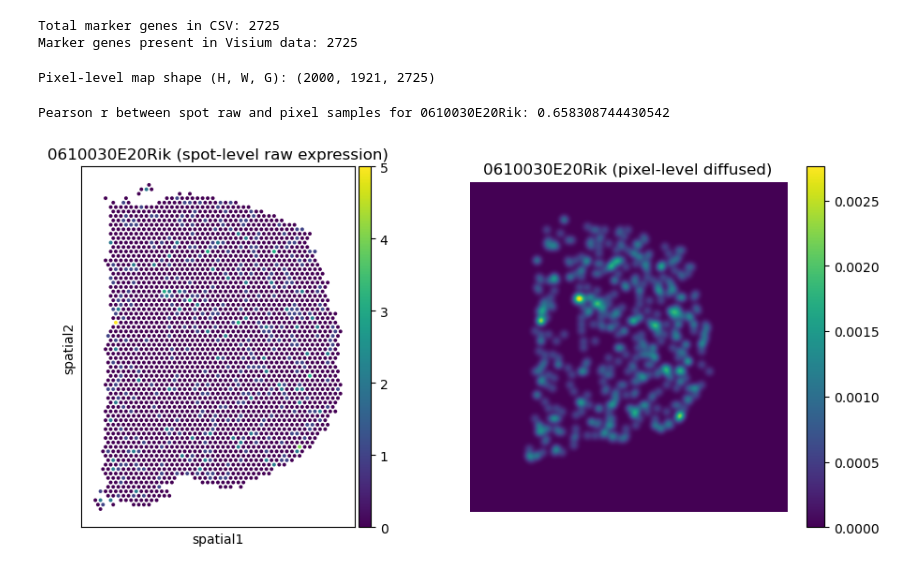
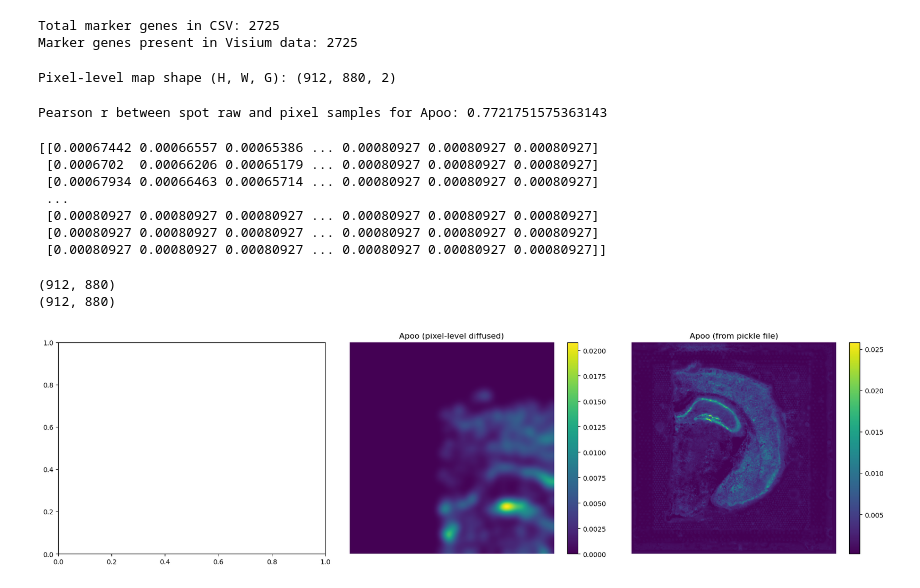
Before and after one commit to smritivaidyanathan/istarc, a Jupyter notebook: notebooks/heat_diffusion_pixel_level_only.ipynb, the cells around one changed output. Cells and saved outputs as stored; diff of their text form; code cells hidden in the pictures.

Commit message:
some changes to heat diffusion ipynb

```diff
--- a/notebooks/heat_diffusion_pixel_level_only.ipynb
+++ b/notebooks/heat_diffusion_pixel_level_only.ipynb
@@ -154,6 +154,8 @@ def make_pixel_gene_maps(
 
     return pixel_maps
 # %%
+genes_for_pixels = ["Apoo","Agap2"]
+
 pixel_maps = make_pixel_gene_maps(
     adata=adata,
     genes=genes_for_pixels,
@@ -163,23 +165,12 @@ pixel_maps = make_pixel_gene_maps(
     s_hires=s_hires,
     spot_diam_hires=spot_diam_hires,
     spatial_key=spatial_key,
-    sigma_mult=0.7,  # adjust blur strength as needed
+    sigma_mult=2.5,  # adjust blur strength as needed
 )
 
 print("Pixel-level map shape (H, W, G):", pixel_maps.shape)
 # %% [output]
-Pixel-level map shape (H, W, G): (2000, 1921, 2725)
+Pixel-level map shape (H, W, G): (912, 880, 2)
-# %%
-pixel_maps = make_pixel_gene_maps(
-    adata=adata,
-    genes=genes_for_pixels,
-    expr_df=expr_df,
-    img_np=img_np,
-    s_hires=s_hires,
-    spot_diam_hires=spot_diam_hires,
-    spatial_key=spatial_key,
-    sigma_mult=2.5,
-)
 # %%
 
 if len(genes_for_pixels) > 0:
@@ -211,33 +202,54 @@ if len(genes_for_pixels) > 0:
     else:
         print("No valid samples for correlation.")
 # %% [output]
-Pearson r between spot raw and pixel samples for 0610030E20Rik: 0.658308744430542
+Pearson r between spot raw and pixel samples for Apoo: 0.7721751575363143
+# %%
+import pickle
+
+with open("/gpfs/commons/home/svaidyanathan/istarc/istar/data/visium_mouse_brain/cnts-super/Agap2.pickle", "rb") as f:
+    obj = pickle.load(f)
+# %%
+print(obj)
+# %% [output]
+[[0.00067442 0.00066557 0.00065386 ... 0.00080927 0.00080927 0.00080927]
+ [0.0006702  0.00066206 0.00065179 ... 0.00080927 0.00080927 0.00080927]
+ [0.00067934 0.00066463 0.00065714 ... 0.00080927 0.00080927 0.00080927]
+ ...
+ [0.00080927 0.00080927 0.00080927 ... 0.00080927 0.00080927 0.00080927]
+ [0.00080927 0.00080927 0.00080927 ... 0.00080927 0.00080927 0.00080927]
+ [0.00080927 0.00080927 0.00080927 ... 0.00080927 0.00080927 0.00080927]]
 # %%
 import matplotlib.pyplot as plt
+import pickle
+import numpy as np
 
 # Pick the gene to visualize
 gene = genes_for_pixels[0]
 gidx = 0  # index for pixel_maps
 
-fig, axes = plt.subplots(1, 2, figsize=(12, 5))
 
-# Left: spot-level raw expression (before diffusion)
-sq.pl.spatial_scatter(
-    adata,
-    color=gene,                 # raw gene expression
-    img=None,
-    spatial_key=spatial_key,
-    size=50,
-    ax=axes[0]
-)
-axes[0].set_title(f"{gene} (spot-level raw expression)")
 
-# Right: pixel-level diffused map (after diffusion)
-im = axes[1].imshow(pixel_maps[:, :, gidx], cmap="viridis")
+fig, axes = plt.subplots(1, 3, figsize=(18, 5))
+
+
+# Middle: pixel-level diffused map
+im1 = axes[1].imshow(pixel_maps[:, :, gidx], cmap="viridis")
 axes[1].set_title(f"{gene} (pixel-level diffused)")
 axes[1].axis("off")
-fig.colorbar(im, ax=axes[1])
+fig.colorbar(im1, ax=axes[1])
 
+print(pixel_maps[:, :, gidx].shape)
+
+# Right: array from pickle file
+im2 = axes[2].imshow(obj, cmap="viridis")
+print(obj.shape)
+axes[2].set_title(f"{gene} (from pickle file)")
+axes[2].axis("off")
+fig.colorbar(im2, ax=axes[2])
+
+plt.tight_layout()
 plt.show()
 # %% [output]
+(912, 880)
+(912, 880)
-[figure, old version]
+[figure, new version]
```
Also changed, not shown: parts of 1 cell of this notebook, 2 other files.
